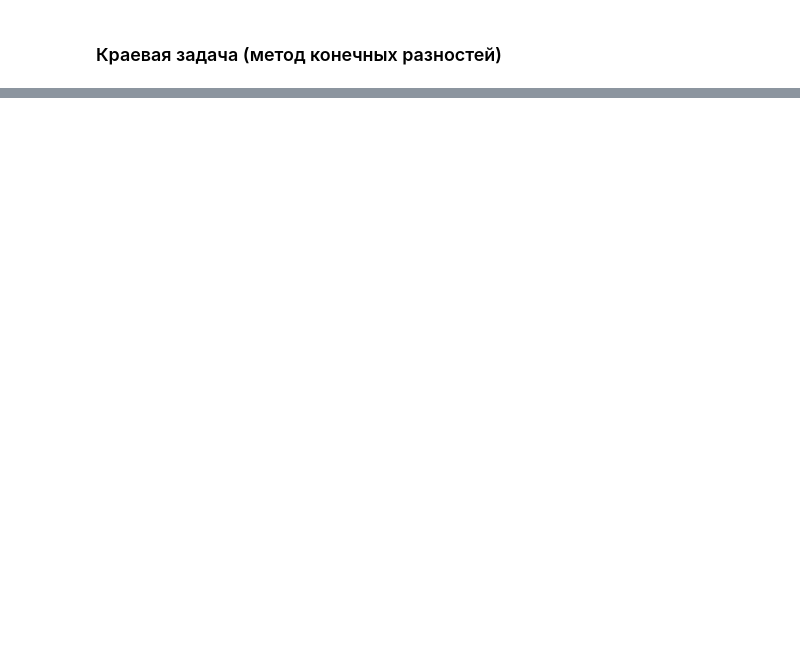
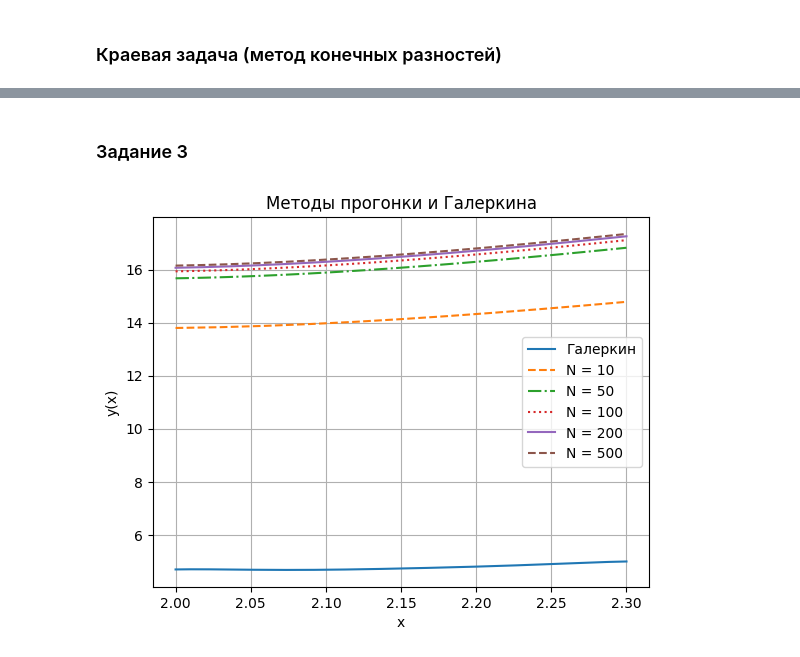
Before and after one commit to Winnie-the-Pooh2019/n-ch-2.4, a Jupyter notebook: main.ipynb, the cells around one changed output, grey strips where cells are left out. Saved outputs shown, nothing was run; the diff lists cells and outputs as text; code cells hidden in the pictures; blank space fills up the shorter version.

```diff
--- a/main.ipynb
+++ b/main.ipynb
@@ -628,10 +274,0 @@ def solve_boundary_fdm(n_points):
-# %%
-n_list = [10, 50, 100]
-fun_list: list[LabeledFunValue] = []
-
-for n in n_list:
-    x, y = solve_boundary_fdm(n)
-
-    fun_list.append(LabeledFunValue(x, y, f'N = {n}'))
-
-visualize_funs('Метод прогонки', *fun_list)
@@ -988,0 +275,10 @@ y(0.9) - 0.5y'(0.9) = 1.000000 (требуется 1)
+# %% [markdown]
+### Задание 3
+# %%
+def differentiate(f, dx=1e-6):
+    return lambda x: (f(x + dx) - f(x - dx)) / (2 * dx)
+# %%
+def gauss_integrate(func, a, b, n=5):
+    xg, wg = np.polynomial.legendre.leggauss(n)
+    x_mapped = 0.5 * (xg + 1) * (b - a) + a
+    return 0.5 * (b - a) * np.sum(wg * func(x_mapped))
@@ -988,0 +346,17 @@ y(0.9) - 0.5y'(0.9) = 1.000000 (требуется 1)
+# %%
+# Метод Галеркина
+y_h, coeffs = solve_galerkin_n3(
+    x0=lb, xn=rb,
+    p=p, q=q, f=f,
+    bb=bb, dp=dp, dq=dq, tb=tb
+)
+xs = np.linspace(lb, rb, 1000)
+
+y_val_h = y_h(xs)
+
+# отображаем Галеркина и метод прогонки из задания 2
+visualize_funs('Методы прогонки и Галеркина',
+               LabeledFunValue(xs, y_val_h, 'Галеркин'),
+               *fun_list)
+# %% [output]
+[figure, added]
```
Also changed, not shown: parts of 45 cells of this notebook, 4 other files.
